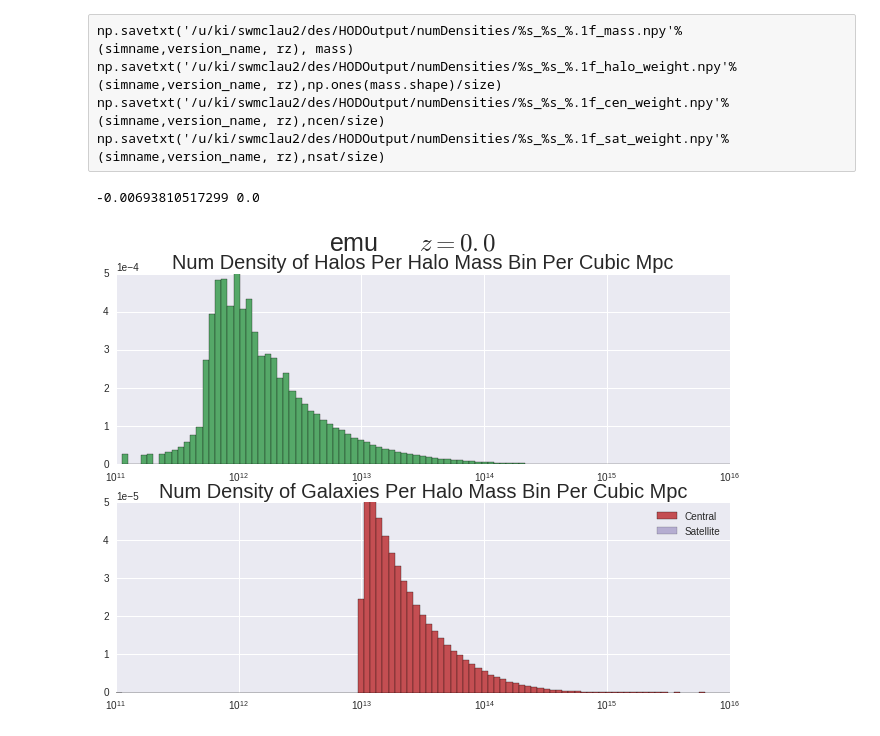
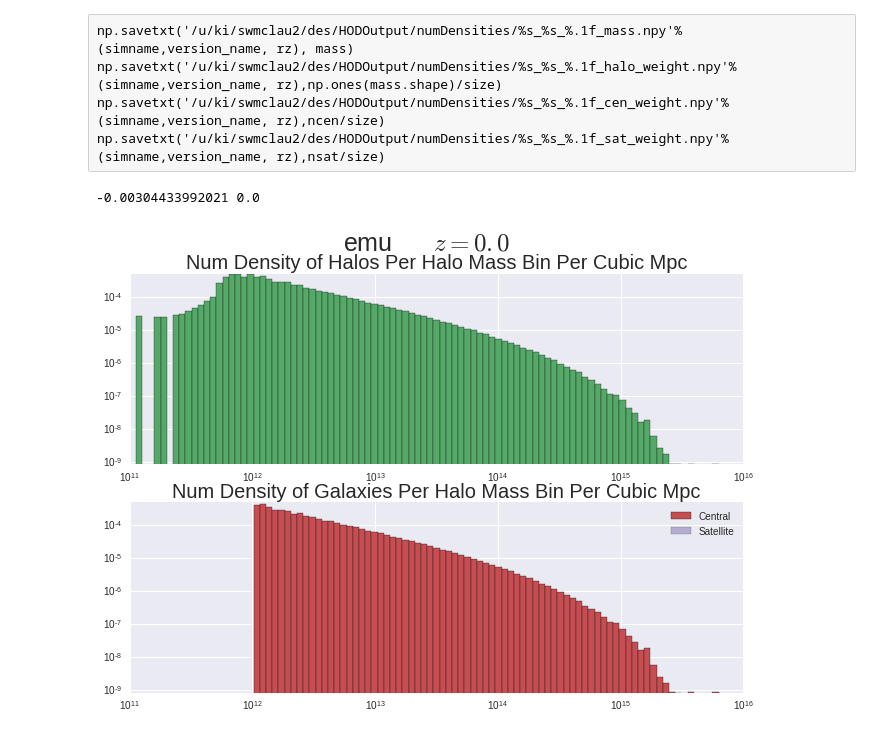
Before and after one commit to mclaughlin6464/HODEmulator, a Jupyter notebook: Number Density.ipynb, the cells around one changed output. Drawn from its saved outputs; the diff is of its cells as text; code cells hidden in the pictures.

```diff
--- a/Number Density.ipynb
+++ b/Number Density.ipynb
@@ -28,7 +28,7 @@ print model_instance.param_dict
 # %% [output]
 {'logM0': 11.38, 'sigma_logM': 0.26, 'logMmin': 12.254901959985743, 'alpha': 1.06, 'logM1': 13.31}
 # %%
-model_instance.param_dict['logMmin'] = 13.0
+model_instance.param_dict['logMmin'] = 12.0
 # %%
 simname = 'emu'
 rz = 0.0
@@ -90,34 +90,37 @@ np.savetxt('/u/ki/swmclau2/des/HODOutput/numDensities/%s_%s_%.1f_sat_weight.npy'
 # %%
 print sum(ncen/size - np.ones(mass.shape)/size), sum(nsat/size),
 # %% [output]
--0.00693810517299 0.0
+-0.00304433992021 0.0
 # %%
 fig = plt.figure(figsize = (11,7.5))
 
 plt.subplot(211)
 plt.title("Num Density of Halos Per Halo Mass Bin Per Cubic Mpc",fontsize = 20)
 
 plt.hist(mass, halo_mass, weights = np.ones(mass.shape)/size, color = colors[1])
 plt.xscale('log')
-plt.ticklabel_format(style='sci', axis='y',scilimits=(0,0))
+plt.yscale('log')
+
+#plt.ticklabel_format(style='sci', axis='y',scilimits=(0,0))
 
 plt.xlim([xmin,xmax])
 plt.ylim([0, 5e-4])
 
 plt.subplot(212)
 plt.title("Num Density of Galaxies Per Halo Mass Bin Per Cubic Mpc",fontsize = 20)
 plt.hist(mass, halo_mass,weights = ncen/size, color = colors[2], label = 'Central')
 plt.hist(mass, halo_mass,weights = nsat/size, color = colors[3], alpha = 0.5, label = 'Satellite')
 plt.legend(loc = 'best')
 
 plt.xscale('log')
-plt.ticklabel_format(style='sci', axis='y', scilimits=(0,0))
+plt.yscale('log')
+#plt.ticklabel_format(style='sci', axis='y', scilimits=(0,0))
 
 plt.xlim([xmin,xmax])
-plt.ylim([0, 5e-5])
+plt.ylim([0, 5e-4])
 
 plt.suptitle('%s\t $z = %.1f$'%(simname, rz), fontsize = 25)
 
 plt.show()
 # %% [output]
-[figure, old version]
+[figure, new version]
```
Also changed, not shown: parts of 2 cells of this notebook, 2 other files.
